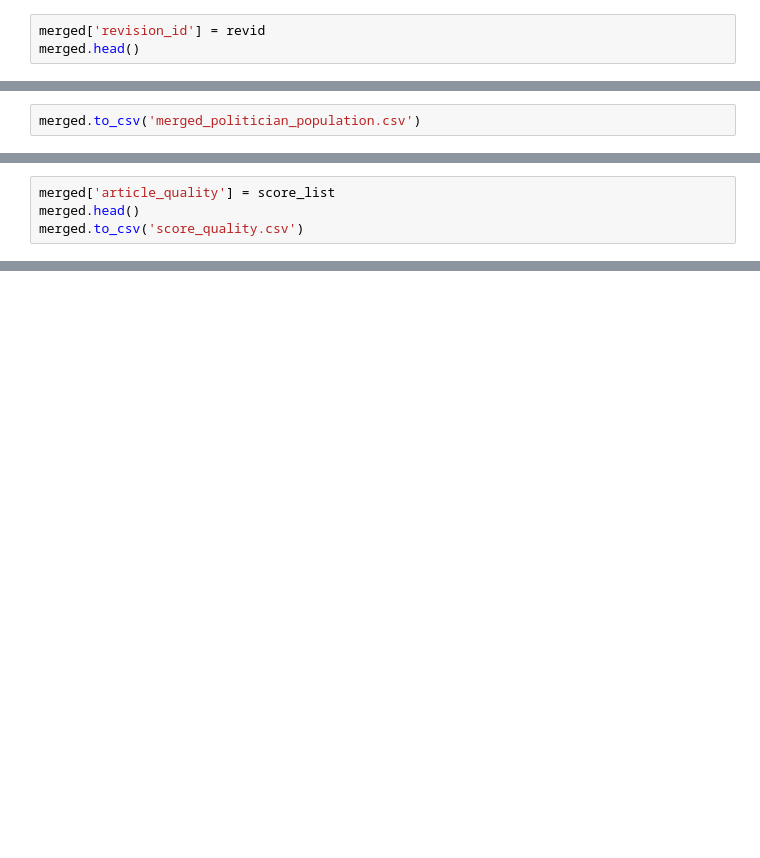
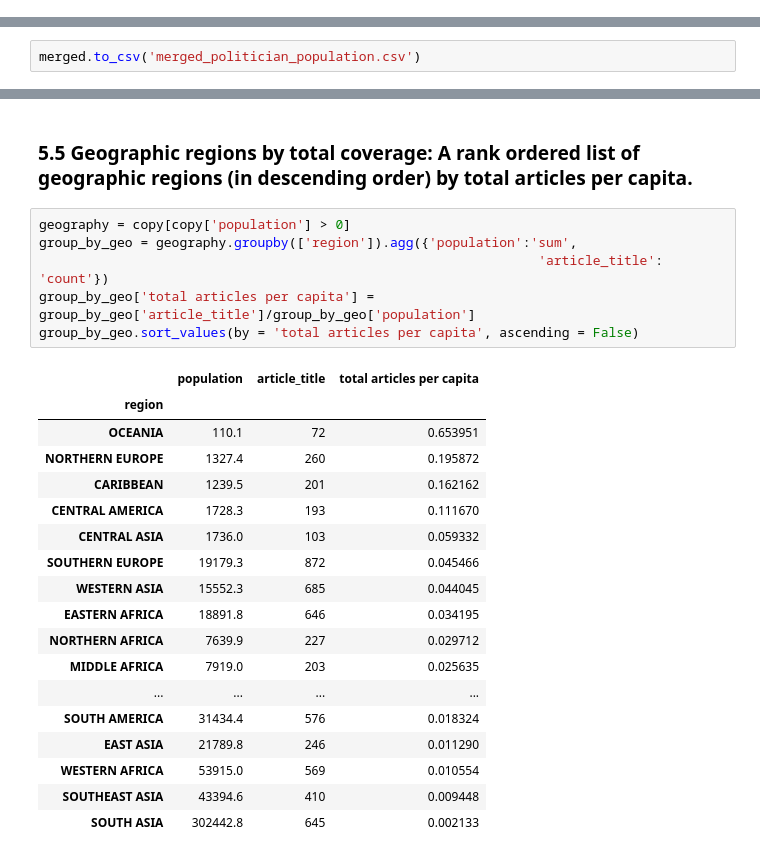
Before and after one commit to Kirsteenng/Human-Centered-Design, a Jupyter notebook: data-512-homework_2/HW2.ipynb, the cells around one changed output, grey strips where cells are left out. Drawn from its saved outputs; the diff is of its cells as text; blank space fills up the shorter version.

```diff
--- a/data-512-homework_2/HW2.ipynb
+++ b/data-512-homework_2/HW2.ipynb
@@ -185,3 +234,0 @@ for i in range(0,length):
-# %%
-merged['revision_id'] = revid
-merged.head()
@@ -223,4 +236,0 @@ len(score_list)
-# %%
-merged['article_quality'] = score_list
-merged.head()
-merged.to_csv('score_quality.csv')
@@ -233,0 +368,27 @@ merged.to_csv('score_quality.csv')
+# %% [markdown]
+### 5.5 Geographic regions by total coverage: A rank ordered list of geographic regions (in descending order) by total articles per capita.
+# %%
+geography = copy[copy['population'] > 0]
+group_by_geo = geography.groupby(['region']).agg({'population':'sum',
+                                                                'article_title': 'count'})
+group_by_geo['total articles per capita'] = group_by_geo['article_title']/group_by_geo['population']
+group_by_geo.sort_values(by = 'total articles per capita', ascending = False)
+# %% [output]
+|  | population | article_title | total articles per capita |
+| region |  |  |  |
+| OCEANIA | 110.1 | 72 | 0.653951 |
+| NORTHERN EUROPE | 1327.4 | 260 | 0.195872 |
+| CARIBBEAN | 1239.5 | 201 | 0.162162 |
+| CENTRAL AMERICA | 1728.3 | 193 | 0.111670 |
+| CENTRAL ASIA | 1736.0 | 103 | 0.059332 |
+| SOUTHERN EUROPE | 19179.3 | 872 | 0.045466 |
+| WESTERN ASIA | 15552.3 | 685 | 0.044045 |
+| EASTERN AFRICA | 18891.8 | 646 | 0.034195 |
+| NORTHERN AFRICA | 7639.9 | 227 | 0.029712 |
+| MIDDLE AFRICA | 7919.0 | 203 | 0.025635 |
+| ... | ... | ... | ... |
+| SOUTH AMERICA | 31434.4 | 576 | 0.018324 |
+| EAST ASIA | 21789.8 | 246 | 0.011290 |
+| WESTERN AFRICA | 53915.0 | 569 | 0.010554 |
+| SOUTHEAST ASIA | 43394.6 | 410 | 0.009448 |
+| SOUTH ASIA | 302442.8 | 645 | 0.002133 |
```
Also changed, not shown: parts of 46 cells of this notebook, 2 other files.
